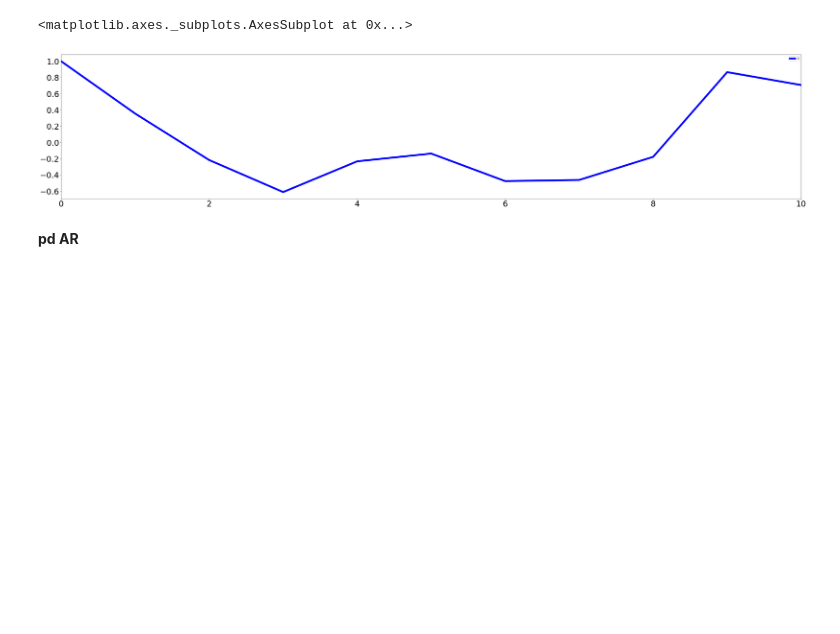
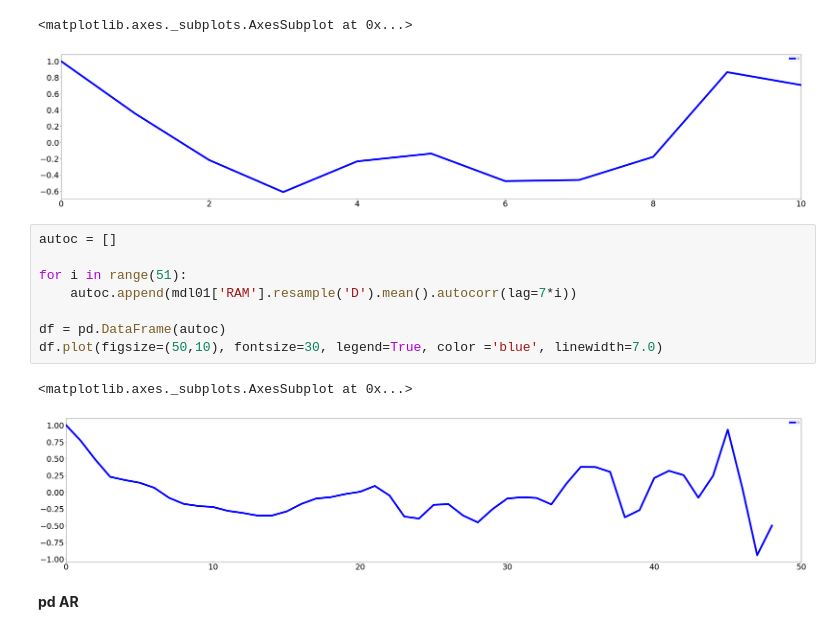
Before and after one commit to datatcy/Frank, a Jupyter notebook: projects/final-project/03-exploratory-analysis/DSPMdl01RAM.ipynb, the cells around one changed output. Drawn from its saved outputs; the diff is of its cells as text; blank space fills up the shorter version.

```diff
--- a/projects/final-project/03-exploratory-analysis/DSPMdl01RAM.ipynb
+++ b/projects/final-project/03-exploratory-analysis/DSPMdl01RAM.ipynb
@@ -49,6 +49,17 @@ df.plot(figsize=(50,10), fontsize=30, legend=True, color ='blue', linewidth=7.0)
 # %% [output]
 <matplotlib.axes._subplots.AxesSubplot at 0x...>
 [figure]
+# %%
+autoc = []
+
+for i in range(51):
+    autoc.append(mdl01['RAM'].resample('D').mean().autocorr(lag=7*i))
+
+df = pd.DataFrame(autoc)
+df.plot(figsize=(50,10), fontsize=30, legend=True, color ='blue', linewidth=7.0)
+# %% [output]
+<matplotlib.axes._subplots.AxesSubplot at 0x...>
+[figure, added]
 # %% [markdown]
 <b> pd AR </b>
 # %% [markdown]
```
Also changed, not shown: parts of 6 cells of this notebook, 2 other files.
